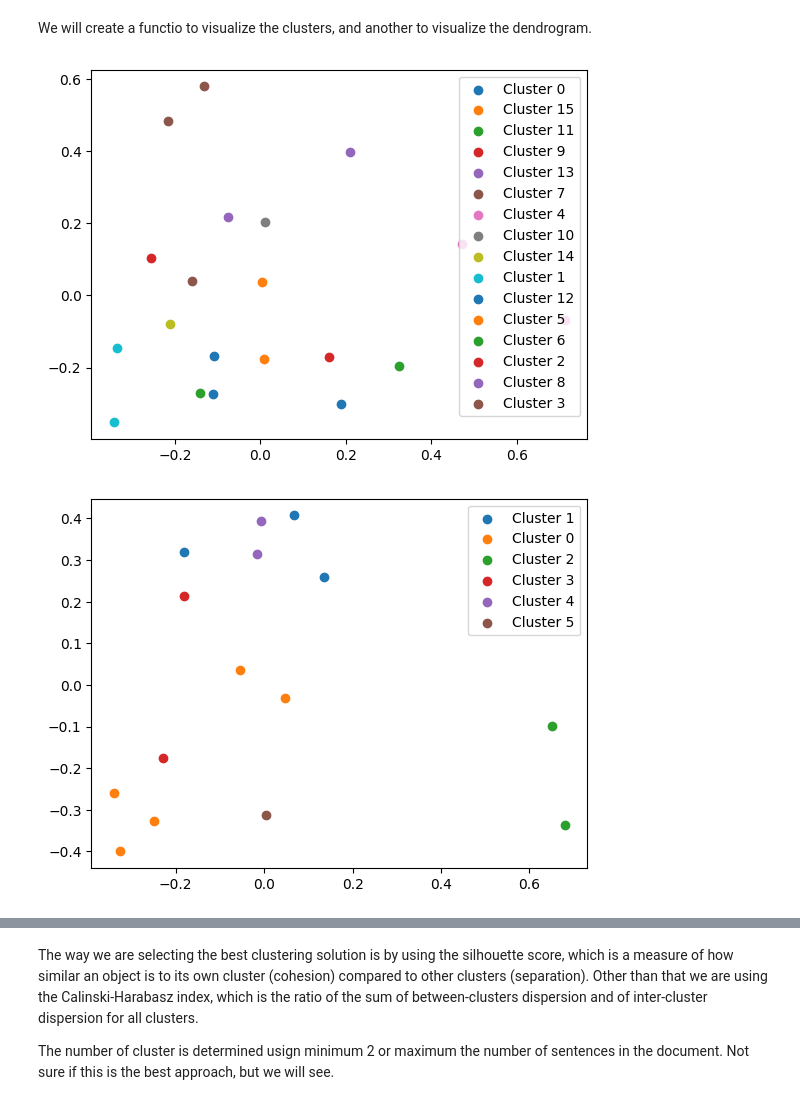
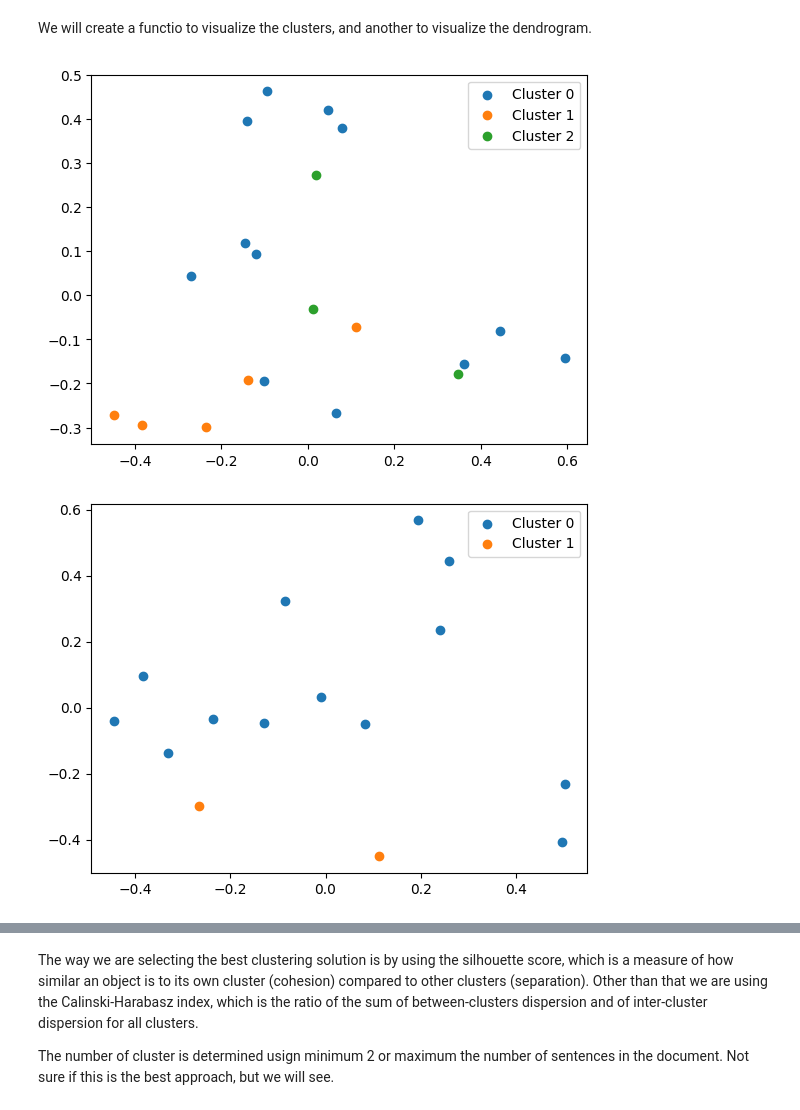
Before and after one commit to danieleavolio/Information-Processing-and-Retrieval, a Jupyter notebook: Project2/Code/G08_P2_notebook.ipynb, the cells around one changed output, grey strips where cells are left out. Drawn from its saved outputs; the diff is of its cells as text; code cells hidden in the pictures.

```diff
--- a/Project2/Code/G08_P2_notebook.ipynb
+++ b/Project2/Code/G08_P2_notebook.ipynb
@@ -178,7 +191,7 @@ def plot_clusters(clusters:dict, return_plot:bool=False):
     values = clusters.values()
 
     # Convert the sentences into vectors using TfIdf
-    vectorizer = TfidfVectorizer()
+    vectorizer = TfidfVectorizer(stop_words="english")
     sentences = [sentence for cluster in values for sentence in cluster]
 
     X = vectorizer.fit_transform(sentences)
@@ -204,9 +217,9 @@ def plot_clusters(clusters:dict, return_plot:bool=False):
 # %%
 docs = documents[:4]
 
 for doc in docs:
-    clusters = sentence_clustering(doc)
+    clusters = sentence_clustering(doc, max_clusters=5)
     plot_clusters(clusters)
 # %% [output]
-[figure, old version]
+[figure, new version]
-[figure, old version]
+[figure, new version]
```
Also changed, not shown: parts of 7 cells of this notebook.
